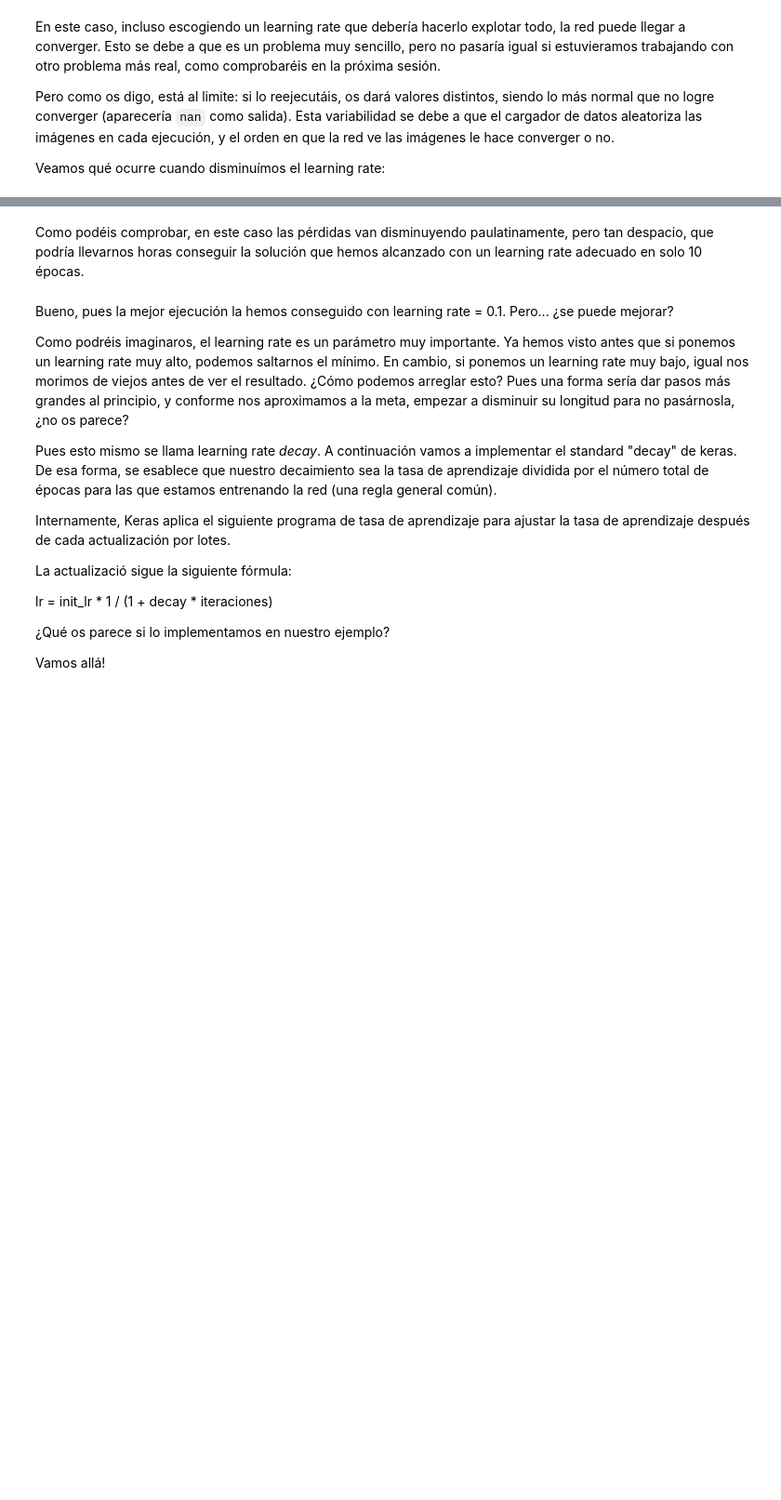
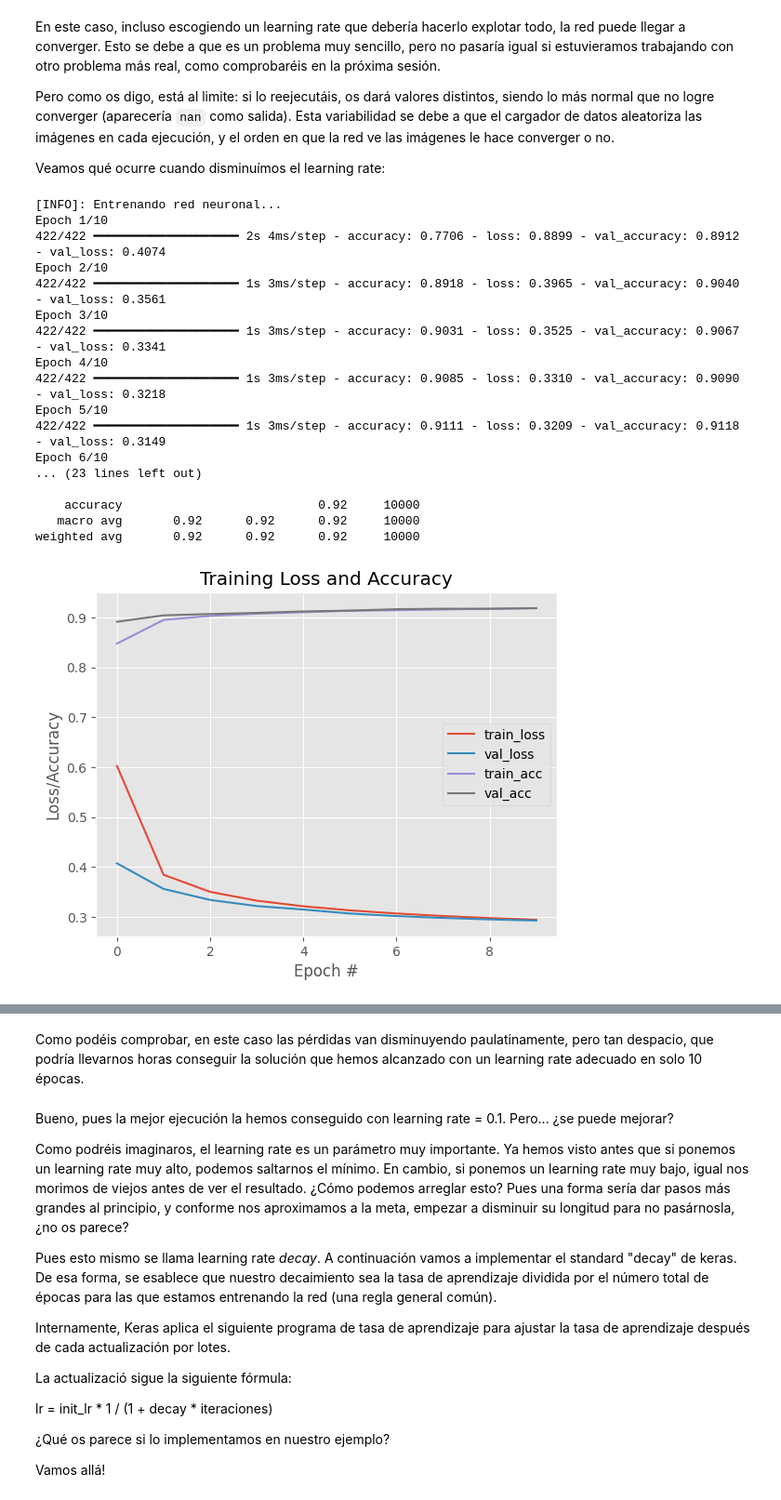
Before and after one commit to mariaeugenia-alvarez/deep-learning, a Jupyter notebook: notebooks clase/3_Redes_neuronales_avanzadas.ipynb, the cells around one changed output, grey strips where cells are left out. Shown at 93% size. Cells and saved outputs as stored; diff of their text form; code cells hidden in the pictures; blank space fills up the shorter version.

```diff
--- a/notebooks clase/3_Redes_neuronales_avanzadas.ipynb
+++ b/notebooks clase/3_Redes_neuronales_avanzadas.ipynb
@@ -642,9 +700,28 @@ Pero como os digo, está al limite: si lo reejecutáis, os dará valores distint
 Veamos qué ocurre cuando disminuímos el learning rate:
 # %%
 # vamos a probar con 0.1
-learning_rate =## Code ##
+learning_rate = 0.1
 n_epochs = 10
 batch_size = 128
 train_network(learning_rate, batch_size, n_epochs)
+# %% [output]
+[INFO]: Entrenando red neuronal...
+Epoch 1/10
+422/422 ━━━━━━━━━━━━━━━━━━━━ 2s 4ms/step - accuracy: 0.7706 - loss: 0.8899 - val_accuracy: 0.8912 - val_loss: 0.4074
+Epoch 2/10
+422/422 ━━━━━━━━━━━━━━━━━━━━ 1s 3ms/step - accuracy: 0.8918 - loss: 0.3965 - val_accuracy: 0.9040 - val_loss: 0.3561
+Epoch 3/10
+422/422 ━━━━━━━━━━━━━━━━━━━━ 1s 3ms/step - accuracy: 0.9031 - loss: 0.3525 - val_accuracy: 0.9067 - val_loss: 0.3341
+Epoch 4/10
+422/422 ━━━━━━━━━━━━━━━━━━━━ 1s 3ms/step - accuracy: 0.9085 - loss: 0.3310 - val_accuracy: 0.9090 - val_loss: 0.3218
+Epoch 5/10
+422/422 ━━━━━━━━━━━━━━━━━━━━ 1s 3ms/step - accuracy: 0.9111 - loss: 0.3209 - val_accuracy: 0.9118 - val_loss: 0.3149
+Epoch 6/10
+... (23 lines left out)
+
+    accuracy                           0.92     10000
+   macro avg       0.92      0.92      0.92     10000
+weighted avg       0.92      0.92      0.92     10000
+[figure, added]
 # %%
 # y ahora con uno muy pequeño
```
Also changed, not shown: parts of 42 cells of this notebook.
